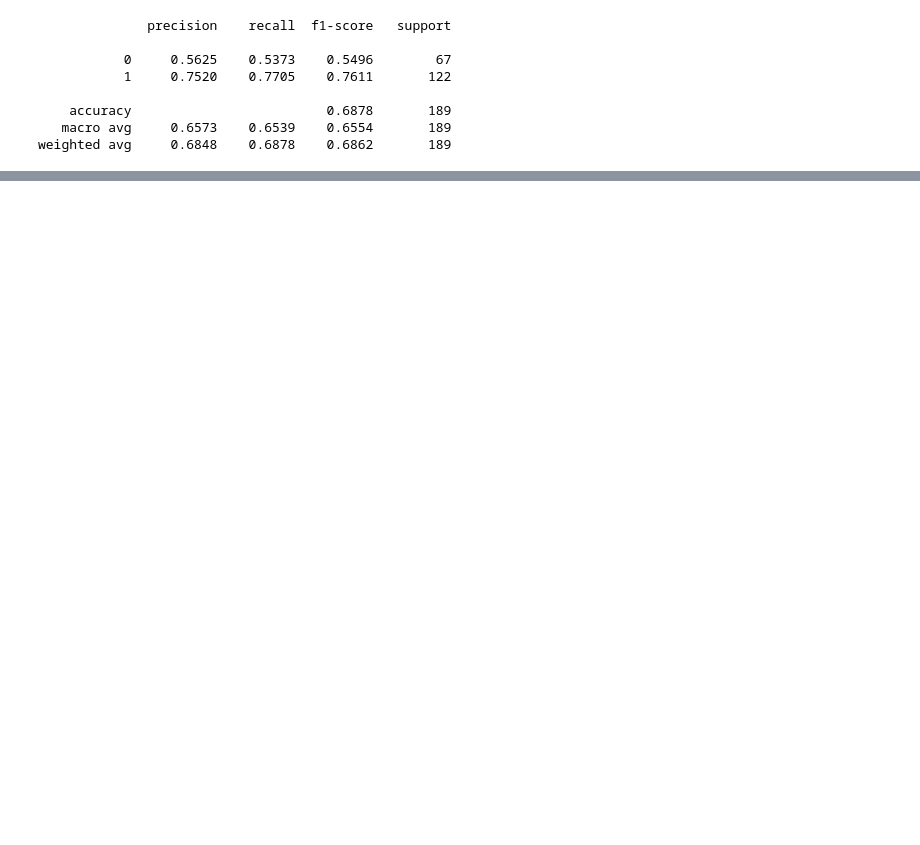
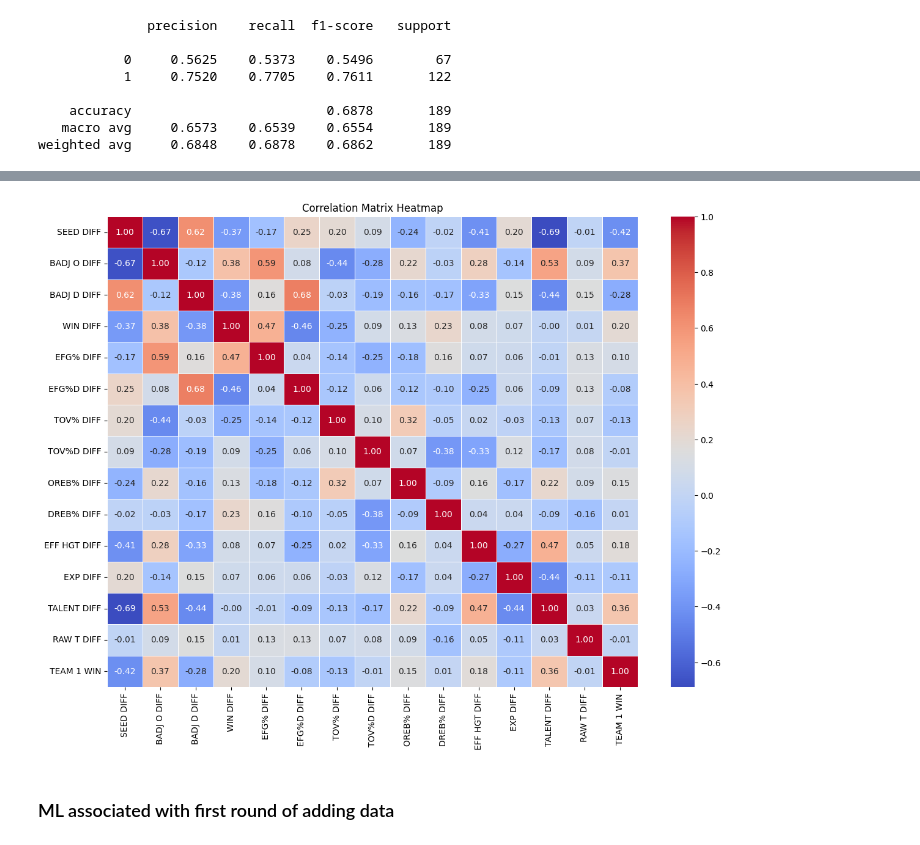
Before and after one commit to yiyoufan/NCAA_Prediction, a Jupyter notebook: explorer.ipynb, the cells around one changed output, grey strips where cells are left out. Saved outputs shown, nothing was run; the diff lists cells and outputs as text; code cells hidden in the pictures; blank space fills up the shorter version.

```diff
--- a/explorer.ipynb
+++ b/explorer.ipynb
@@ -565,0 +553,9 @@ weighted avg     0.6848    0.6878    0.6862       189
+# %%
+df_enhanced2 = df_enhanced2.merge(
+    bartovikANdf[['YEAR', 'TEAM NO', 'EFG%', 'EFG%D', 'TOV%', 'TOV%D', 'OREB%', 'DREB%', 'EFF HGT', 'EXP', 'TALENT', 'RAW T']],
+    left_on=['YEAR', 'TEAM NO 1'],
+    right_on=['YEAR', 'TEAM NO'],
+    how='left'
+)
+df_enhanced2.rename(columns={'EFG%': 'EFG% 1', 'EFG%D': 'EFG%D 1', 'TOV%': 'TOV% 1', 'TOV%D': 'TOV%D 1', 'OREB%': 'OREB% 1', 'DREB%': 'DREB% 1', 'EFF HGT': 'EFF HGT 1', 'EXP': 'EXP 1', 'TALENT': 'TALENT 1', 'RAW T': 'RAW T 1'}, inplace=True)
+df_enhanced2.head()
@@ -565,0 +570,13 @@ weighted avg     0.6848    0.6878    0.6862       189
+# %%
+df_enhanced2.drop('TEAM NO', axis=1, inplace=True)
+
+df_enhanced2 = df_enhanced2.merge(
+    bartovikANdf[['YEAR', 'TEAM NO', 'EFG%', 'EFG%D', 'TOV%', 'TOV%D', 'OREB%', 'DREB%', 'EFF HGT', 'EXP', 'TALENT', 'RAW T']],
+    left_on=['YEAR', 'TEAM NO 2'],
+    right_on=['YEAR', 'TEAM NO'],
+    how='left'
+)
+df_enhanced2.rename(columns={'EFG%': 'EFG% 2', 'EFG%D': 'EFG%D 2', 'TOV%': 'TOV% 2', 'TOV%D': 'TOV%D 2', 'OREB%': 'OREB% 2', 'DREB%': 'DREB% 2', 'EFF HGT': 'EFF HGT 2', 'EXP': 'EXP 2', 'TALENT': 'TALENT 2', 'RAW T': 'RAW T 2'}, inplace=True)
+df_enhanced2.drop('TEAM NO', axis=1, inplace=True)
+
+df_enhanced2[df_enhanced2['YEAR'] == 2024].head(10)
@@ -565,0 +608,12 @@ weighted avg     0.6848    0.6878    0.6862       189
+# %%
+df_enhanced2['EFG% DIFF'] = df_enhanced2['EFG% 1'] - df_enhanced2['EFG% 2']
+df_enhanced2['EFG%D DIFF'] = df_enhanced2['EFG%D 1'] - df_enhanced2['EFG%D 2']
+df_enhanced2['TOV% DIFF'] = df_enhanced2['TOV% 1'] - df_enhanced2['TOV% 2']
+df_enhanced2['TOV%D DIFF'] = df_enhanced2['TOV%D 1'] - df_enhanced2['TOV%D 2']
+df_enhanced2['OREB% DIFF'] = df_enhanced2['OREB% 1'] - df_enhanced2['OREB% 2']
+df_enhanced2['DREB% DIFF'] = df_enhanced2['DREB% 1'] - df_enhanced2['DREB% 2']
+df_enhanced2['EFF HGT DIFF'] = df_enhanced2['EFF HGT 1'] - df_enhanced2['EFF HGT 2']
+df_enhanced2['EXP DIFF'] = df_enhanced2['EXP 1'] - df_enhanced2['EXP 2']
+df_enhanced2['TALENT DIFF'] = df_enhanced2['TALENT 1'] - df_enhanced2['TALENT 2']
+df_enhanced2['RAW T DIFF'] = df_enhanced2['RAW T 1'] - df_enhanced2['RAW T 2']
+df_enhanced2.describe()
@@ -565,0 +631,14 @@ weighted avg     0.6848    0.6878    0.6862       189
+# %%
+df_enhanced2MAP = df_enhanced2[['SEED DIFF', 'BADJ O DIFF', 'BADJ D DIFF', 'WIN DIFF',
+                                'EFG% DIFF', 'EFG%D DIFF', 'TOV% DIFF', 'TOV%D DIFF', 'OREB% DIFF',
+                                'DREB% DIFF', 'EFF HGT DIFF', 'EXP DIFF', 'TALENT DIFF', 'RAW T DIFF',
+                                'TEAM 1 WIN']]
+correlation_matrix = df_enhanced2MAP.corr()
+plt.figure(figsize=(14, 10)) # Adjust figure size for readability
+sns.heatmap(correlation_matrix, annot=True, cmap='coolwarm', fmt=".2f", linewidths=0.5)
+plt.title('Correlation Matrix Heatmap')
+plt.show()
+# %% [output]
+[figure, added]
+# %% [markdown]
+### ML associated with first round of adding data
```
Also changed, not shown: parts of 50 cells of this notebook, 8 other files.
